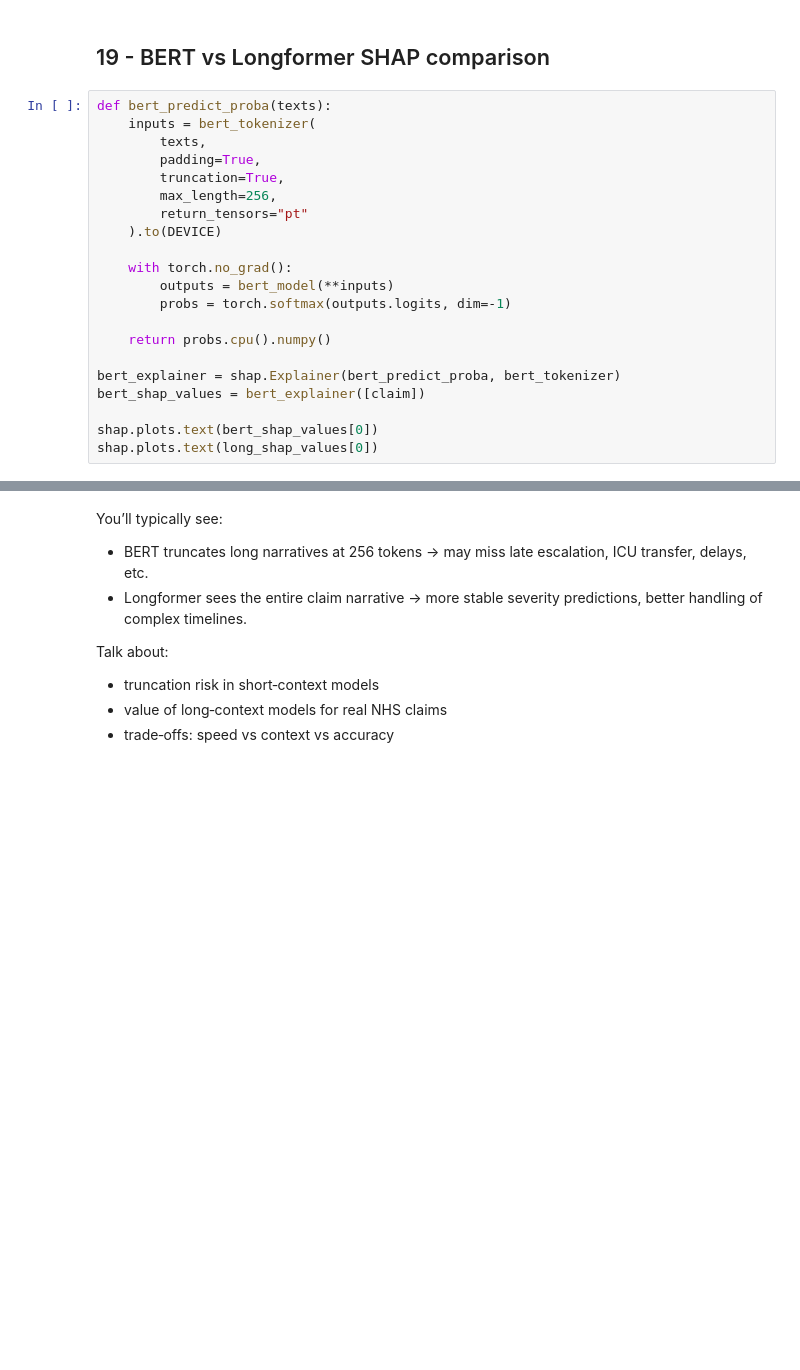
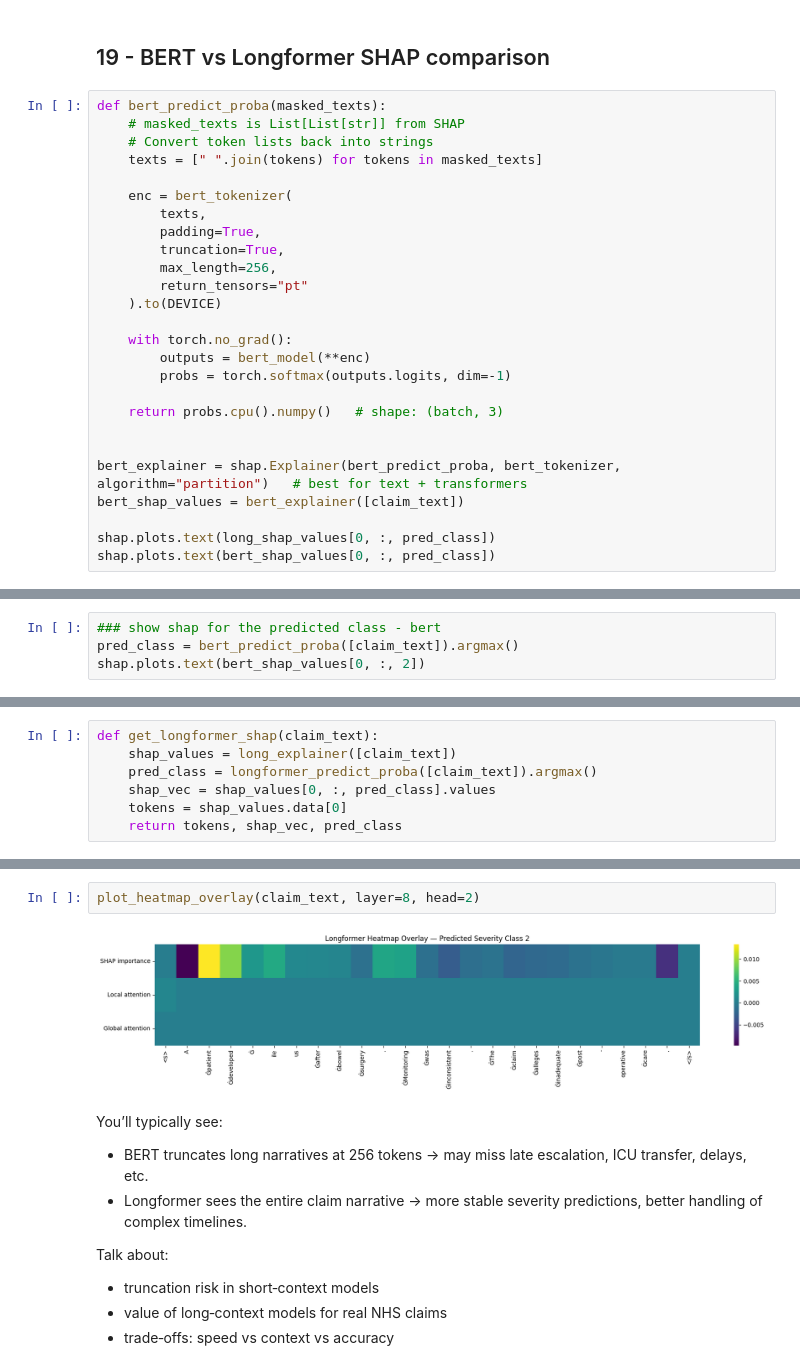
Before and after one commit to MarkEHolland/data-science-nhs, a Jupyter notebook: notebooks/09_long_context_claims_pipeline.ipynb, the cells around one changed output, grey strips where cells are left out. Cells and saved outputs as stored; diff of their text form; blank space fills up the shorter version.

```diff
--- a/notebooks/09_long_context_claims_pipeline.ipynb
+++ b/notebooks/09_long_context_claims_pipeline.ipynb
@@ -359,8 +438,12 @@ plt.show()
 # %% [markdown]
 ## 19 - BERT vs Longformer SHAP comparison
 # %%
-def bert_predict_proba(texts):
-    inputs = bert_tokenizer(
+def bert_predict_proba(masked_texts):
+    # masked_texts is List[List[str]] from SHAP
+    # Convert token lists back into strings
+    texts = [" ".join(tokens) for tokens in masked_texts]
+
+    enc = bert_tokenizer(
         texts,
         padding=True,
         truncation=True,
@@ -369,13 +452,14 @@ def bert_predict_proba(texts):
     ).to(DEVICE)
 
     with torch.no_grad():
-        outputs = bert_model(**inputs)
+        outputs = bert_model(**enc)
         probs = torch.softmax(outputs.logits, dim=-1)
 
-    return probs.cpu().numpy()
+    return probs.cpu().numpy()   # shape: (batch, 3)
 
-bert_explainer = shap.Explainer(bert_predict_proba, bert_tokenizer)
-bert_shap_values = bert_explainer([claim])
 
-shap.plots.text(bert_shap_values[0])
-shap.plots.text(long_shap_values[0])
+bert_explainer = shap.Explainer(bert_predict_proba, bert_tokenizer, algorithm="partition")   # best for text + transformers
+bert_shap_values = bert_explainer([claim_text])
+
+shap.plots.text(long_shap_values[0, :, pred_class])
+shap.plots.text(bert_shap_values[0, :, pred_class])
@@ -381,0 +503,4 @@ shap.plots.text(long_shap_values[0])
+# %%
+### show shap for the predicted class - bert
+pred_class = bert_predict_proba([claim_text]).argmax()
+shap.plots.text(bert_shap_values[0, :, 2])
@@ -381,0 +557,7 @@ shap.plots.text(long_shap_values[0])
+# %%
+def get_longformer_shap(claim_text):
+    shap_values = long_explainer([claim_text])
+    pred_class = longformer_predict_proba([claim_text]).argmax()
+    shap_vec = shap_values[0, :, pred_class].values
+    tokens = shap_values.data[0]
+    return tokens, shap_vec, pred_class
@@ -382,3 +610,7 @@ shap.plots.text(long_shap_values[0])
+# %%
+plot_heatmap_overlay(claim_text, layer=8, head=2)
+# %% [output]
+[figure, added]
 # %% [markdown]
 You’ll typically see:
 - BERT truncates long narratives at 256 tokens → may miss late escalation, ICU transfer, delays, etc.
```
Also changed, not shown: parts of 51 cells of this notebook, 2 other files.
